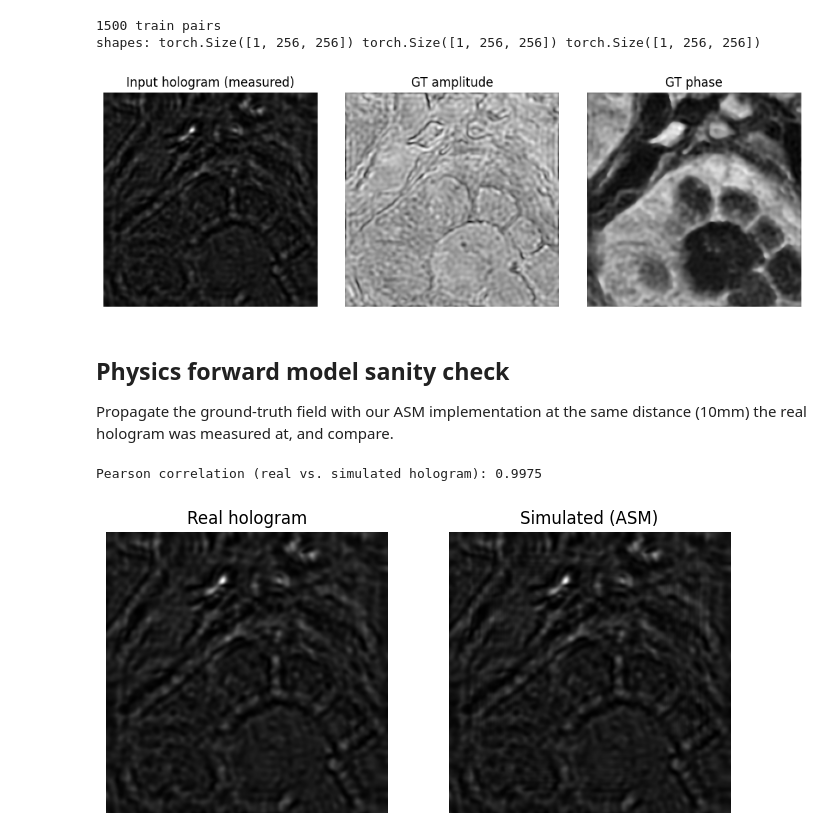
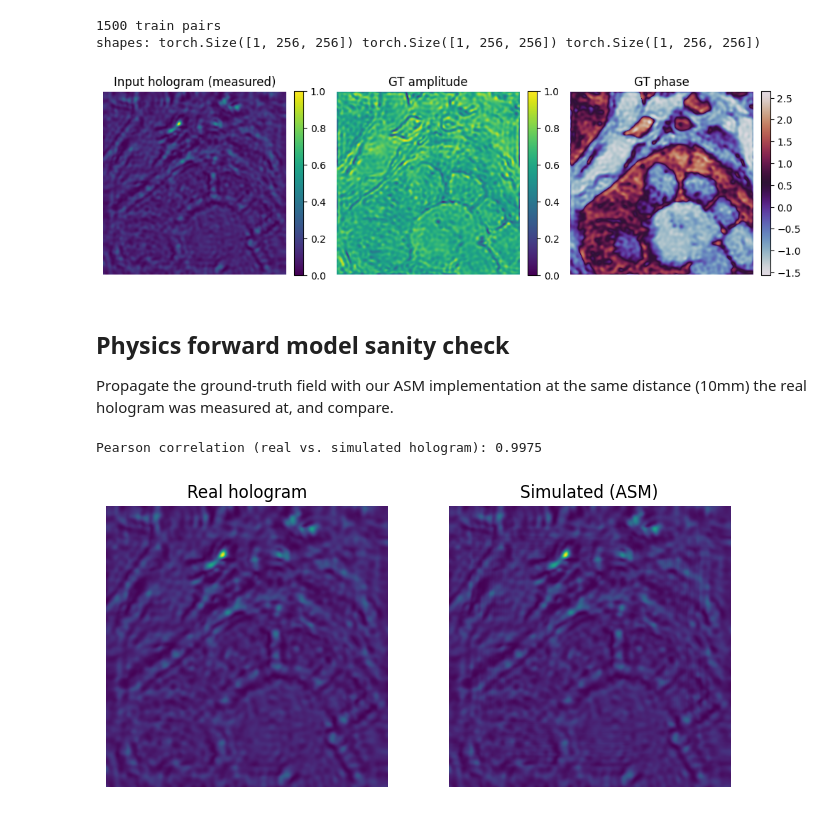
Before and after one commit to hyeoksul/AI-in-Biomedical-Imaging, a Jupyter notebook: notebooks/01_explore_data.ipynb, the cells around one changed output. Cells and saved outputs as stored; diff of their text form; code cells hidden in the pictures.

```diff
--- a/notebooks/01_explore_data.ipynb
+++ b/notebooks/01_explore_data.ipynb
@@ -23,12 +23,15 @@ print('shapes:', holo.shape, amp.shape, pha.shape)
 shapes: torch.Size([1, 256, 256]) torch.Size([1, 256, 256]) torch.Size([1, 256, 256])
 # %%
 fig, axes = plt.subplots(1, 3, figsize=(10, 3.3))
-for ax, img, title in zip(axes, [holo[0], amp[0], pha[0]],
-                           ['Input hologram (measured)', 'GT amplitude', 'GT phase']):
-    ax.imshow(img, cmap='gray'); ax.set_title(title); ax.axis('off')
+panels = [(holo[0], 'Input hologram (measured)', 'viridis'),
+          (amp[0], 'GT amplitude', 'viridis'),
+          (pha[0], 'GT phase', 'twilight')]
+for ax, (img, title, cmap) in zip(axes, panels):
+    im = ax.imshow(img, cmap=cmap); ax.set_title(title); ax.axis('off')
+    fig.colorbar(im, ax=ax, fraction=0.046, pad=0.04)
 fig.tight_layout()
 # %% [output]
-[figure, old version]
+[figure, new version]
 # %% [markdown]
 ## Physics forward model sanity check
 
@@ -44,10 +47,10 @@ corr = np.corrcoef(holo[0].numpy().flatten(), sim_holo[0].numpy().flatten())[0,
 print(f'Pearson correlation (real vs. simulated hologram): {corr:.4f}')
 
 fig, axes = plt.subplots(1, 2, figsize=(7, 3.3))
-axes[0].imshow(holo[0], cmap='gray'); axes[0].set_title('Real hologram')
-axes[1].imshow(sim_holo[0], cmap='gray'); axes[1].set_title('Simulated (ASM)')
+axes[0].imshow(holo[0], cmap='viridis'); axes[0].set_title('Real hologram')
+axes[1].imshow(sim_holo[0], cmap='viridis'); axes[1].set_title('Simulated (ASM)')
 for ax in axes: ax.axis('off')
 fig.tight_layout()
 # %% [output]
 Pearson correlation (real vs. simulated hologram): 0.9975
-[figure, old version]
+[figure, new version]
```
Also changed, not shown: 42 other files.
